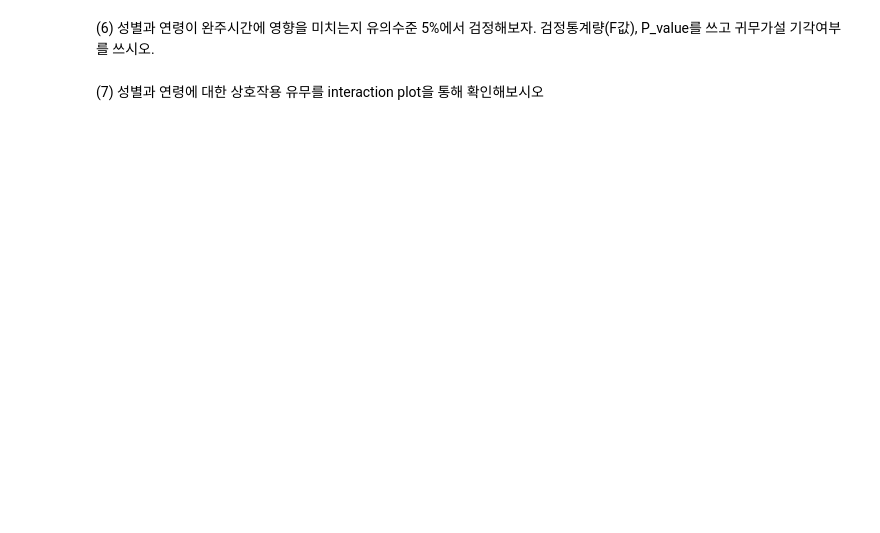
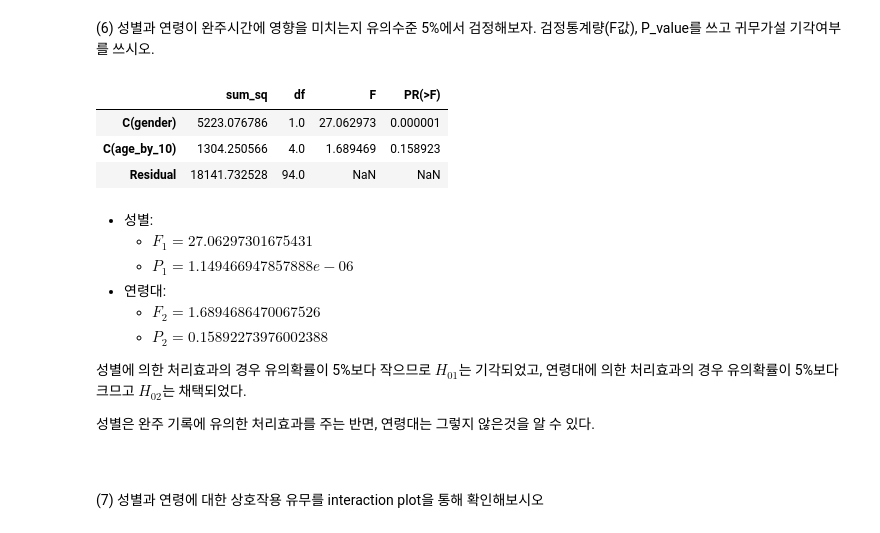
Before and after one commit to simnalamburt/snucse, a Jupyter notebook: 통계학실험/ch09/2013_11392김지현.ipynb, the cells around one changed output. Cells and saved outputs as stored; diff of their text form; code cells hidden in the pictures; blank space fills up the shorter version.

```diff
--- a/통계학실험/ch09/2013_11392김지현.ipynb
+++ b/통계학실험/ch09/2013_11392김지현.ipynb
@@ -129,4 +260,39 @@ md(r'''
 # %% [markdown]
 (6) 성별과 연령이 완주시간에 영향을 미치는지 유의수준 5%에서 검정해보자. 검정통계량(F값), P_value를 쓰고 귀무가설 기각여부를 쓰시오.
+# %%
+display(table := stats.anova_lm(ols('time ~ C(gender) + C(age_by_10)', data=data2).fit(), typ=2))
+
+md(fr'''
+- 성별:
+  - $F_1 = {table.F['C(gender)']}$
+  - $P_1 = {table['PR(>F)']['C(gender)']}$
+- 연령대:
+  - $F_2 = {table.F['C(age_by_10)']}$
+  - $P_2 = {table['PR(>F)']['C(age_by_10)']}$
+
+성별에 의한 처리효과의 경우 유의확률이 5%보다 작으므로 $H_{{01}}$는 기각되었고, 연령대에 의한 처리효과의 경우 유의확률이 5%보다 크므고 $H_{{02}}$는 채택되었다.
+
+성별은 완주 기록에 유의한 처리효과를 주는 반면, 연령대는 그렇지 않은것을 알 수 있다.
+
+&nbsp;
+''')
+# %% [output]
+|  | sum_sq | df | F | PR(>F) |
+| C(gender) | 5223.076786 | 1.0 | 27.062973 | 0.000001 |
+| C(age_by_10) | 1304.250566 | 4.0 | 1.689469 | 0.158923 |
+| Residual | 18141.732528 | 94.0 | NaN | NaN |
+
+- 성별:
+  - $F_1 = 27.06297301675431$
+  - $P_1 = 1.149466947857888e-06$
+- 연령대:
+  - $F_2 = 1.6894686470067526$
+  - $P_2 = 0.15892273976002388$
+
+성별에 의한 처리효과의 경우 유의확률이 5%보다 작으므로 $H_{01}$는 기각되었고, 연령대에 의한 처리효과의 경우 유의확률이 5%보다 크므고 $H_{02}$는 채택되었다.
+
+성별은 완주 기록에 유의한 처리효과를 주는 반면, 연령대는 그렇지 않은것을 알 수 있다.
+
+&nbsp;
 # %% [markdown]
 (7) 성별과 연령에 대한 상호작용 유무를 interaction plot을 통해 확인해보시오
```
Also changed, not shown: parts of 7 cells of this notebook.
